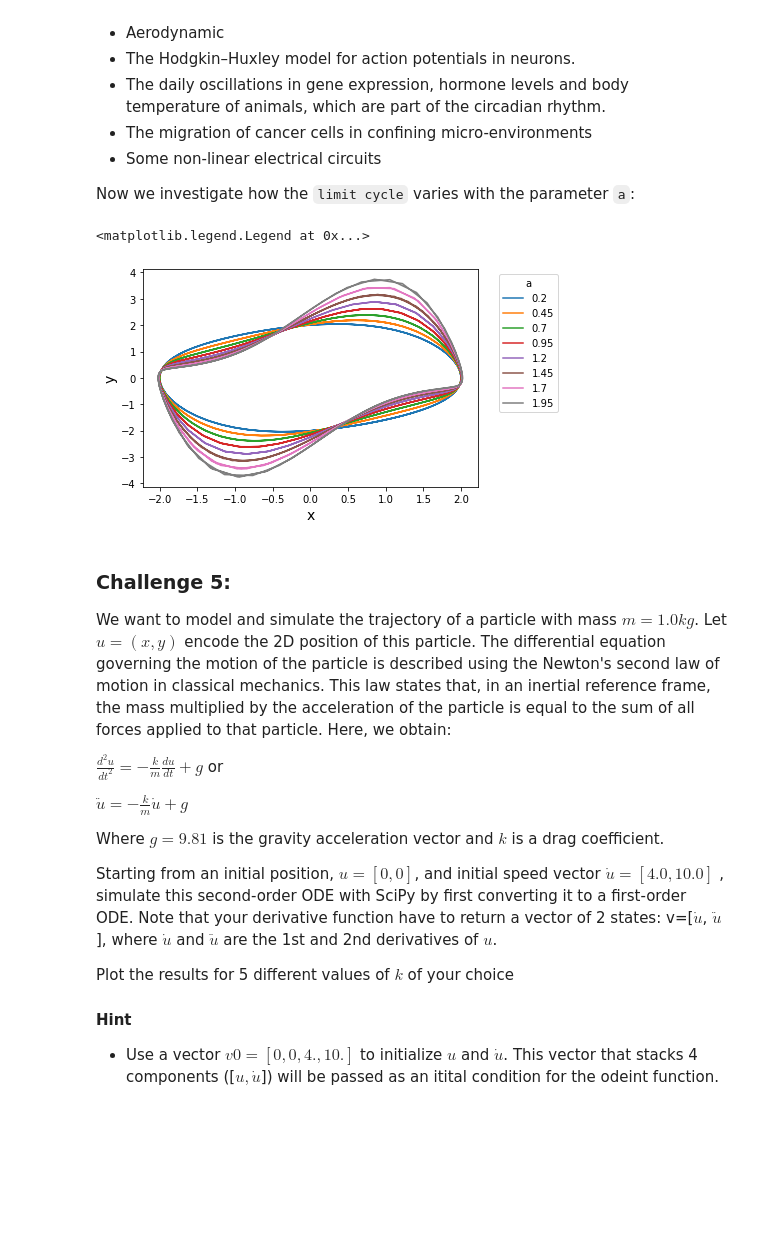
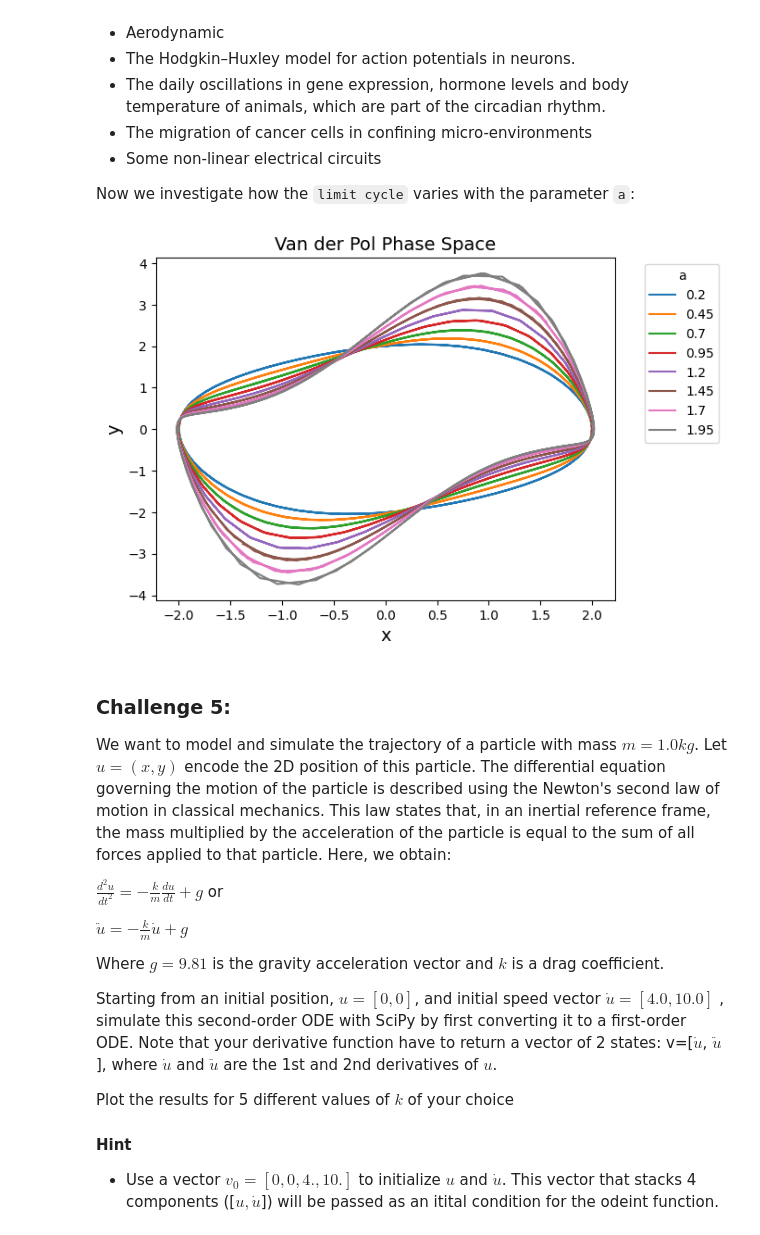
Before and after one commit to SenhadjiMSaid/ModSim-Labs, a Jupyter notebook: ModSim_Lab4/ModSim_Lab4.ipynb, the cells around one changed output. Drawn from its saved outputs; the diff is of its cells as text; code cells hidden in the pictures; blank space fills up the shorter version.

```diff
--- a/ModSim_Lab4/ModSim_Lab4.ipynb
+++ b/ModSim_Lab4/ModSim_Lab4.ipynb
@@ -518,17 +556,18 @@ Now we investigate how the `limit cycle` varies with the parameter `a`:
 # %%
 avals = np.arange(0.2, 2.1, 0.25) # parameters
 minpt = int(len(ts) / 2) # look at late-time behaviour
 
 for a in avals:
     Zs = odeint(Van_der_Pol, random_ic(), ts, args=(a,))
     plt.plot(Zs[minpt:,0], Zs[minpt:,1], label=a)
 
 plt.xlabel("x", fontsize =14)
 plt.ylabel("y", fontsize =14)
 plt.legend(title='a', bbox_to_anchor=(1.05, 1), loc='upper left')
+plt.title("Van der Pol Phase Space", fontsize =14)
+plt.show()
 # %% [output]
-<matplotlib.legend.Legend at 0x...>
-[figure, old version]
+[figure, new version]
 # %% [markdown]
 ### Challenge 5:
 We want to model and simulate the trajectory of a particle with mass $m=1.0kg$. Let $u=(x,y)$ encode the 2D position  of this particle.
@@ -546,9 +585,8 @@ Starting from an initial position, $u=[0,0]$, and initial speed vector $\dot{u}=
 Plot the results for 5 different values of $k$ of your choice
 
 #### Hint
-<ul>
- <li>Use a vector $v0=[0,0,4.,10.]$ to initialize $u$ and $\dot{u}$. This vector that stacks 4 components ([$u,\dot{u}$]) will be passed as an itital condition for the odeint function.
-</ul>
+
+* Use a vector $v_0=[0,0,4.,10.]$ to initialize $u$ and $\dot{u}$. This vector that stacks 4 components ([$u,\dot{u}$]) will be passed as an itital condition for the odeint function.
 # %%
 import numpy as np
 import scipy.integrate as spi
```
Also changed, not shown: parts of 10 cells of this notebook.
